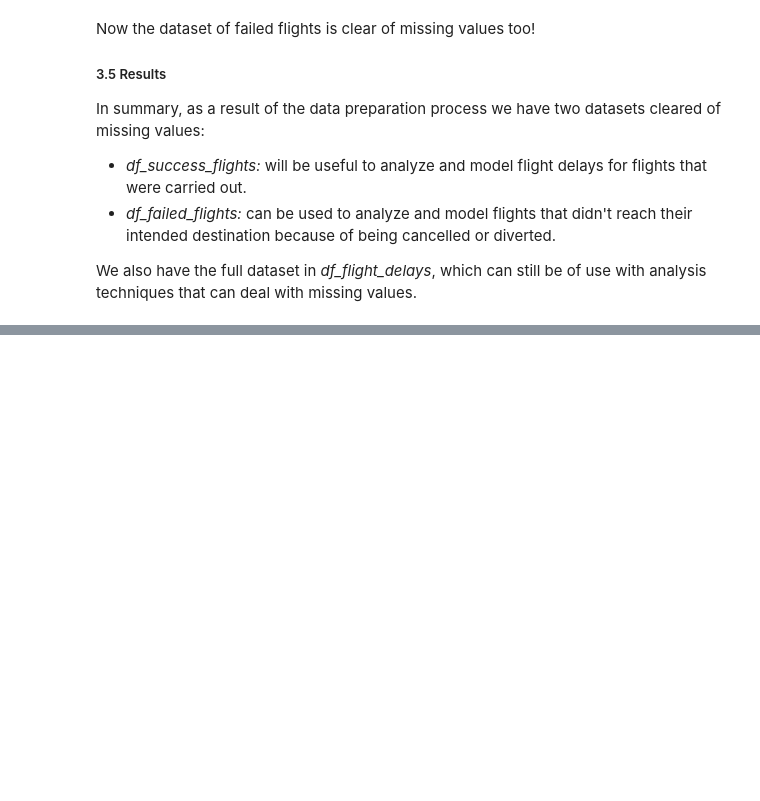
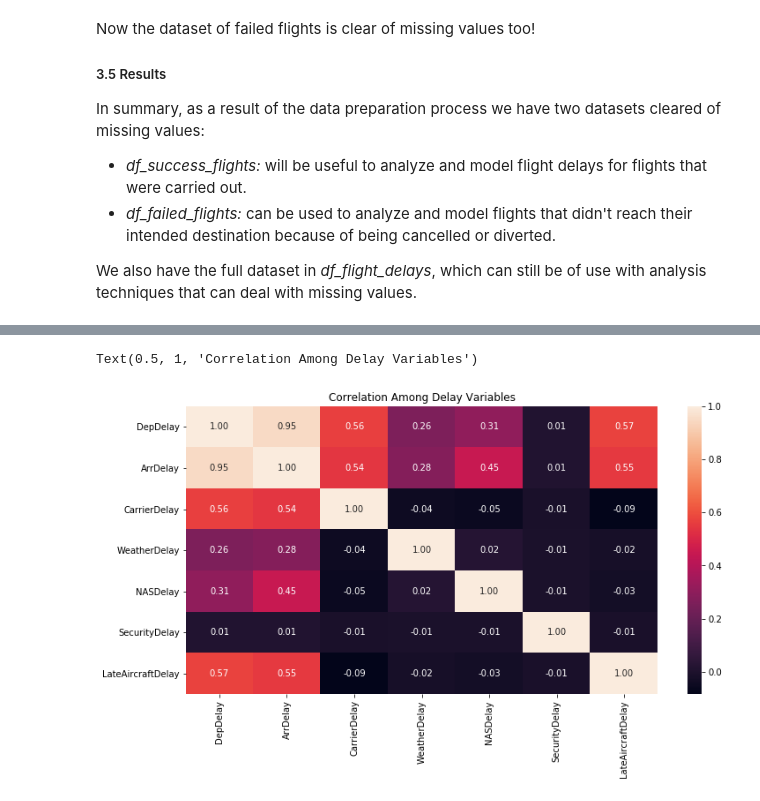
Before and after one commit to s-londono/airlinedelaystats, a Jupyter notebook: AirlineDelayAnalysis.ipynb, the cells around one changed output, grey strips where cells are left out. Saved outputs shown, nothing was run; the diff lists cells and outputs as text; code cells hidden in the pictures; blank space fills up the shorter version.

Commit message:
Analysis of delay causes.

```diff
--- a/AirlineDelayAnalysis.ipynb
+++ b/AirlineDelayAnalysis.ipynb
@@ -553,0 +550,14 @@ We also have the full dataset in *df_flight_delays*, which can still be of use w
+# %%
+f, ax = plt.subplots(figsize=(12, 6))
+
+# Compute the correlation among all delay variables
+delay_correlation_mtx = df_success_flights[["DepDelay", "ArrDelay", "CarrierDelay", "WeatherDelay",
+                                            "NASDelay", "SecurityDelay", "LateAircraftDelay"]].corr()
+
+# Plot a heatmap showing all these correlations
+sns.heatmap(delay_correlation_mtx, annot=True, fmt=".2f")
+
+ax.set_title("Correlation Among Delay Variables")
+# %% [output]
+Text(0.5, 1, 'Correlation Among Delay Variables')
+[figure, added]
```
Also changed, not shown: parts of 23 cells of this notebook, 1 other file.
